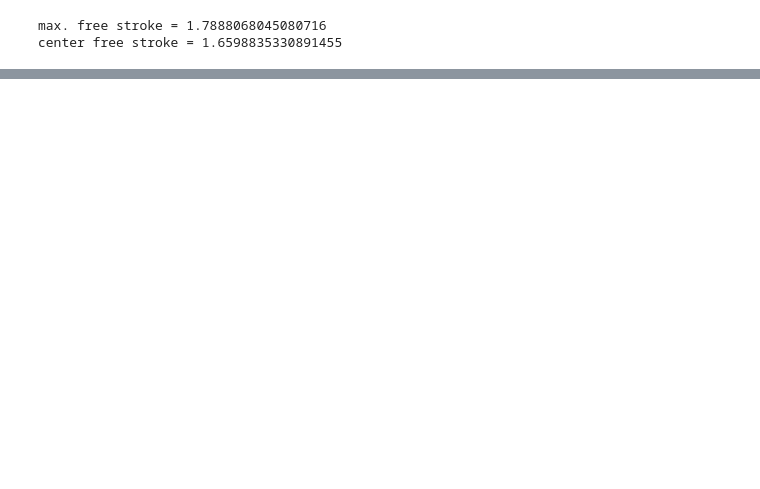
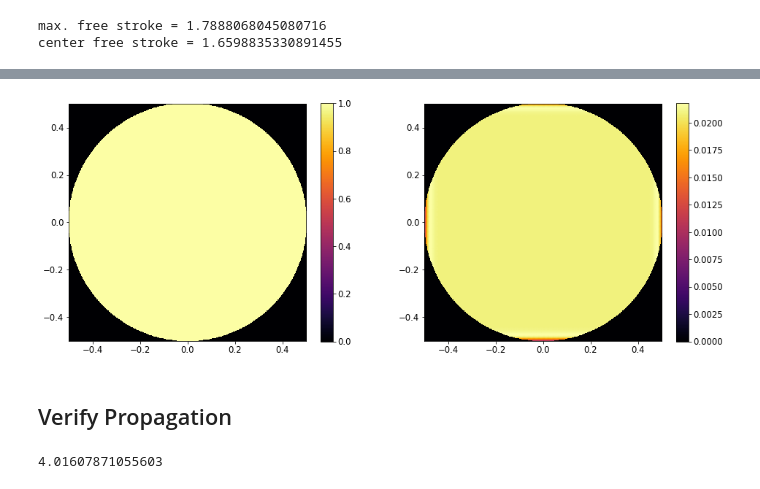
Before and after one commit to chen-pin/sleec, a Jupyter notebook: source/verify_coro_sleec.ipynb, the cells around one changed output, grey strips where cells are left out. Saved outputs shown, nothing was run; the diff lists cells and outputs as text; code cells hidden in the pictures; blank space fills up the shorter version.

```diff
--- a/source/verify_coro_sleec.ipynb
+++ b/source/verify_coro_sleec.ipynb
@@ -26,17 +41,9 @@ plt.show()
 # %%
 # Influenc Functions
 def modlt_dm(ampl, freq, phase):
-    inflnc_ftn = cor.InflncFtn()
-    try:
-        inflnc_ftn.modes = inflnc_ftn.load_modes()
-    except FileNotFoundError:
-        print("Influence-functions pickle file not found.")
-        print("Generate influence functions on the fly.")
-        inflnc_ftn.modes = inflnc_ftn.genrt_modes()
     sinsdl_actuatn = (ampl)*np.cos(
                                     2.0*np.pi*(freq)*np.indices((48,48))[1] + phase
                                             ).ravel()
-    random_actuatn = np.sqrt(1e-3)*np.random.rand(48*48)
     return cor.DefrmblMirror(inflnc_ftn.make_surfc(sinsdl_actuatn))
 # %%
 # Plot uniform actuation to illustrate free-stroke to single-actuator ratios
@@ -77,0 +85,26 @@ plt.show()
+# %%
+plt.figure(figsize=(16, 6))
+plt.subplot(121)
+hci.imshow_field(dm1_out.amplitude, cmap='inferno')
+plt.colorbar()
+plt.subplot(122)
+hci.imshow_field(dm1_out.phase, cmap='inferno')
+plt.colorbar()
+plt.show()
+# %% [output]
+[figure, added]
+# %% [markdown]
+## Verify Propagation
+# %%
+ampl = 0.1
+freq = 12.0
+phase = 0.0
+dm1_array = (ampl)*np.cos(
+                       2.0*np.pi*(freq)*np.indices((48,48))[1] + phase
+                         ).ravel()
+corongrph, psf, camera_wf, normlzd_intnsty, comptng_time = (
+    cor._test(dm1_array=dm1_array)
+                                                        )
+print(comptng_time)
+# %% [output]
+4.01607871055603
```
Also changed, not shown: parts of 10 cells of this notebook, 1 other file.
